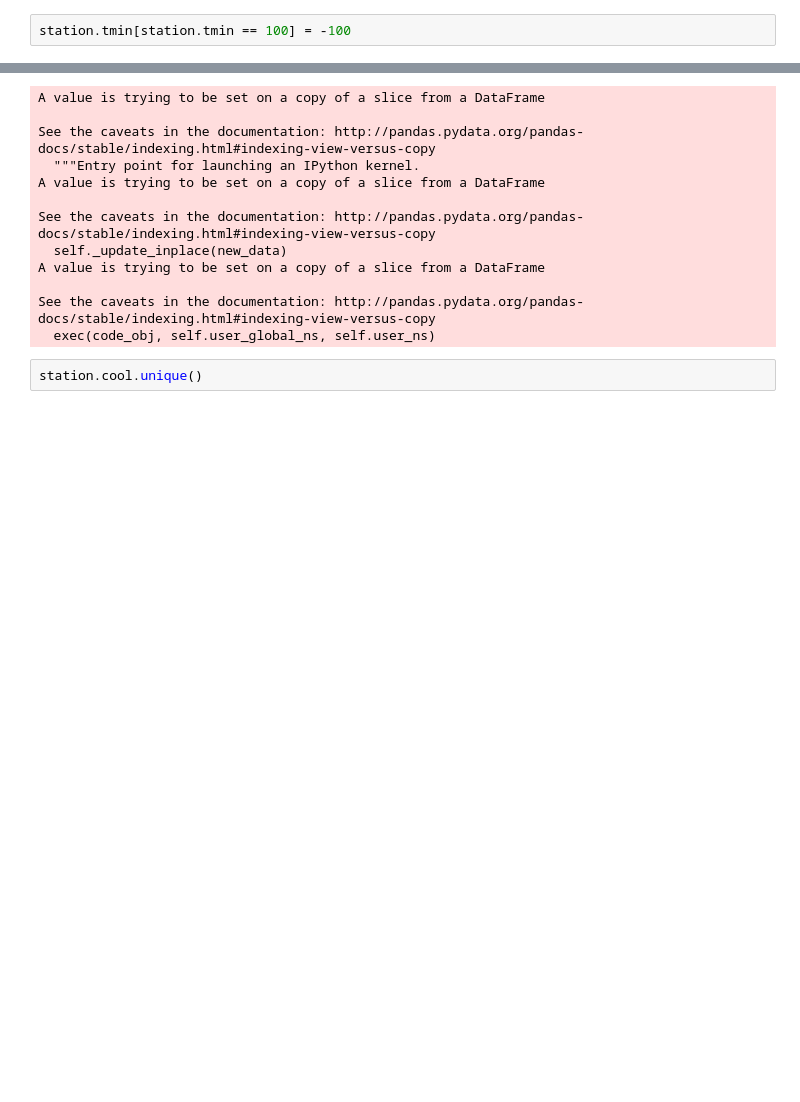
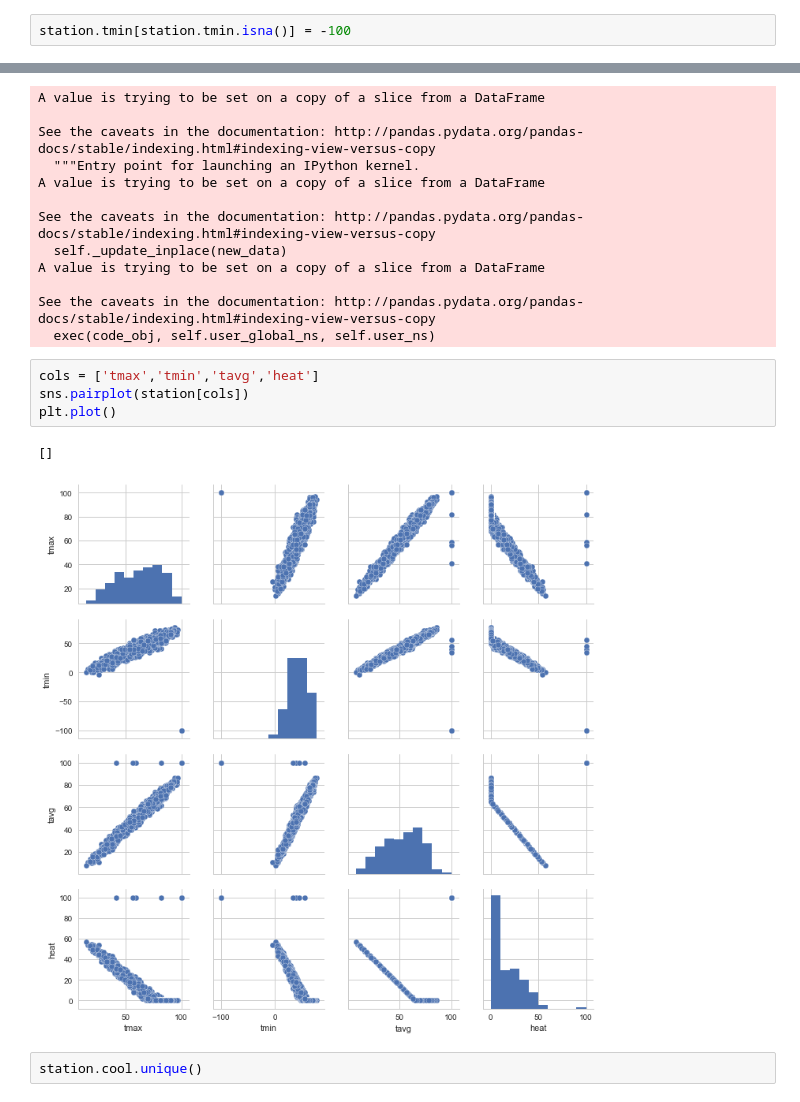
Before and after one commit to Junhojuno/Walmart-sales-in-stormy-weather, a Jupyter notebook: station1_replace_outlier.ipynb, the cells around one changed output, grey strips where cells are left out. Cells and saved outputs as stored; diff of their text form; blank space fills up the shorter version.

```diff
--- a/station1_replace_outlier.ipynb
+++ b/station1_replace_outlier.ipynb
@@ -65,7 +65,7 @@ A value is trying to be set on a copy of a slice from a DataFrame
 See the caveats in the documentation: http://pandas.pydata.org/pandas-docs/stable/indexing.html#indexing-view-versus-copy
   exec(code_obj, self.user_global_ns, self.user_ns)
 # %%
-station.tmin[station.tmin == 100] = -100
+station.tmin[station.tmin.isna()] = -100
 # %% [output]
 A value is trying to be set on a copy of a slice from a DataFrame
 
@@ -109,6 +109,13 @@ A value is trying to be set on a copy of a slice from a DataFrame
 
 See the caveats in the documentation: http://pandas.pydata.org/pandas-docs/stable/indexing.html#indexing-view-versus-copy
   exec(code_obj, self.user_global_ns, self.user_ns)
+# %%
+cols = ['tmax','tmin','tavg','heat']
+sns.pairplot(station[cols])
+plt.plot()
+# %% [output]
+[]
+[figure, added]
 # %%
 station.cool.unique()
 # %% [output]
```
Also changed, not shown: parts of 4 cells of this notebook.
